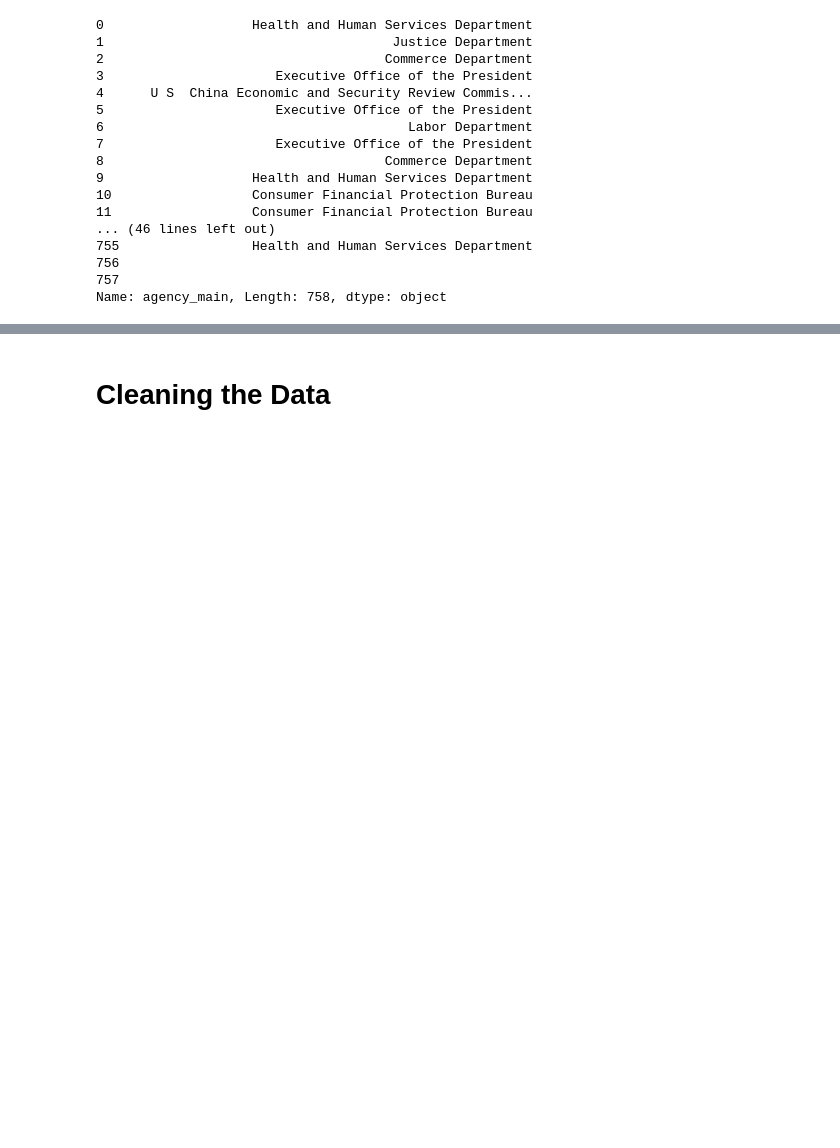
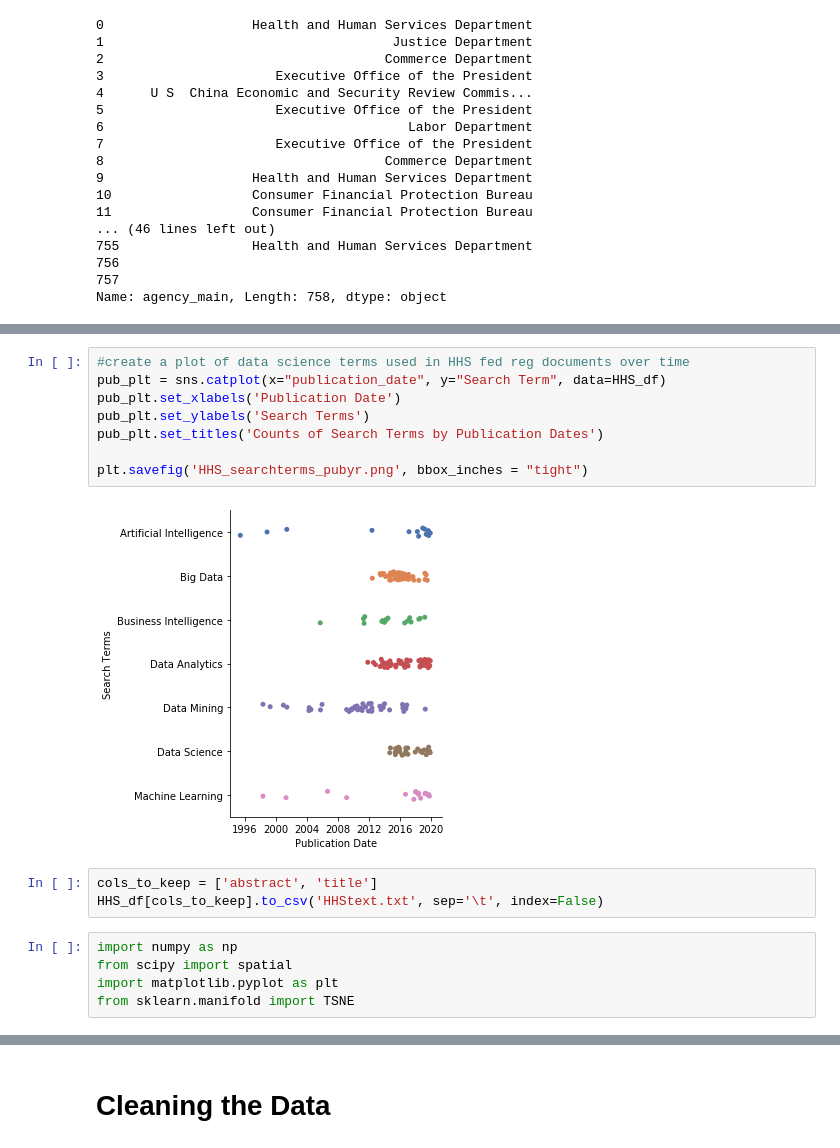
Before and after one commit to JDNantais/FederalRegister_API, a Jupyter notebook: DATA 601 - Federal Register API v2.ipynb, the cells around one changed output, grey strips where cells are left out. Cells and saved outputs as stored; diff of their text form; blank space fills up the shorter version.

```diff
--- a/DATA 601 - Federal Register API v2.ipynb
+++ b/DATA 601 - Federal Register API v2.ipynb
@@ -484,0 +533,18 @@ Name: agency_main, Length: 758, dtype: object
+# %%
+#create a plot of data science terms used in HHS fed reg documents over time
+pub_plt = sns.catplot(x="publication_date", y="Search Term", data=HHS_df)
+pub_plt.set_xlabels('Publication Date')
+pub_plt.set_ylabels('Search Terms')
+pub_plt.set_titles('Counts of Search Terms by Publication Dates')
+
+plt.savefig('HHS_searchterms_pubyr.png', bbox_inches = "tight")
+# %% [output]
+[figure, added]
+# %%
+cols_to_keep = ['abstract', 'title']
+HHS_df[cols_to_keep].to_csv('HHStext.txt', sep='\t', index=False)
+# %%
+import numpy as np
+from scipy import spatial
+import matplotlib.pyplot as plt
+from sklearn.manifold import TSNE
```
Also changed, not shown: parts of 8 cells of this notebook, 7 other files.
